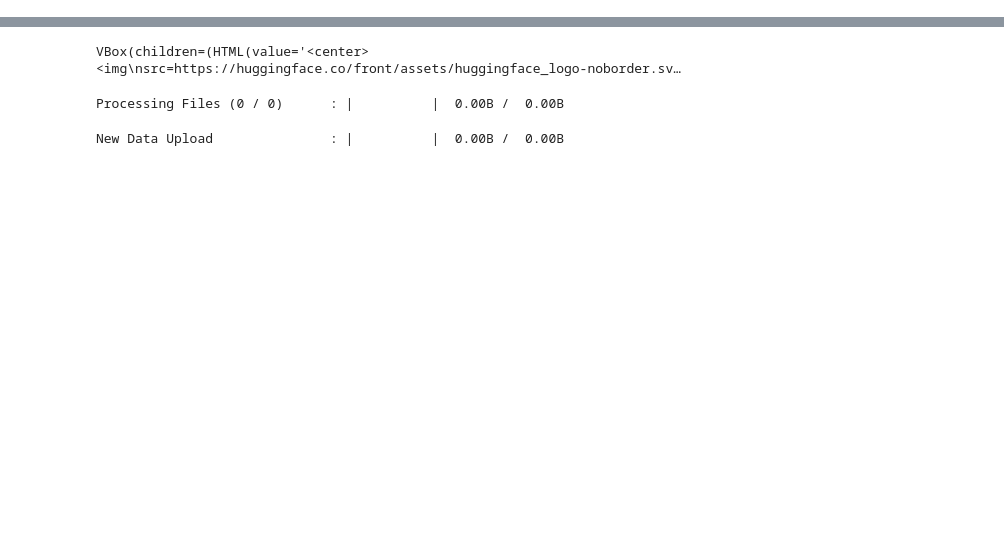
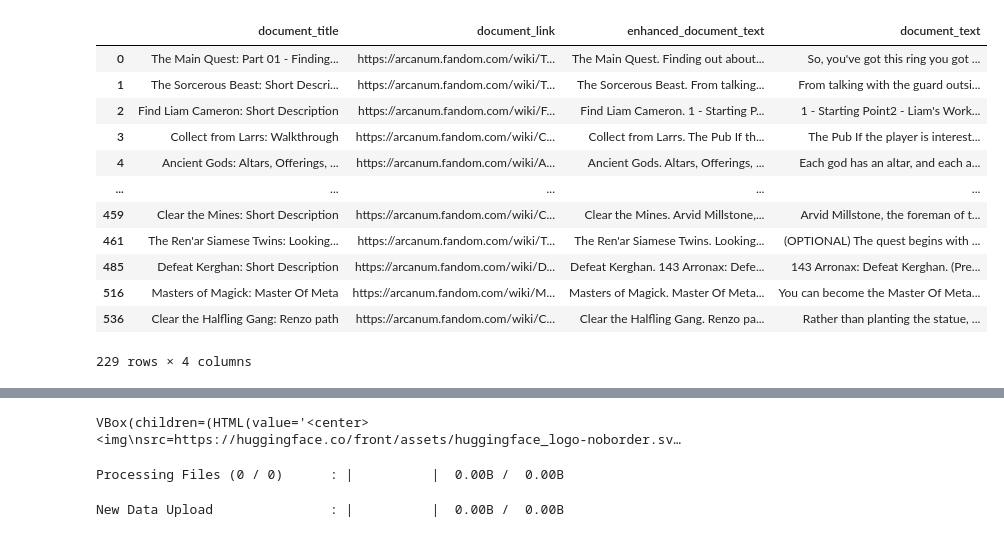
Before and after one commit to ankorn/arcanumsearch, a Jupyter notebook: arc_synth.ipynb, the cells around one changed output, grey strips where cells are left out. Drawn from its saved outputs; the diff is of its cells as text; code cells hidden in the pictures; blank space fills up the shorter version.

```diff
--- a/arc_synth.ipynb
+++ b/arc_synth.ipynb
@@ -176,0 +172,20 @@ class ArcanumSyntheticDataset:
+# %%
+pure_df_train = init_dataset['train'].to_pandas()[['document_title', 'document_link', 'enhanced_document_text', 'document_text']]
+pure_df_test = init_dataset['test'].to_pandas()[['document_title', 'document_link', 'enhanced_document_text', 'document_text']]
+
+pure_df = pd.concat([pure_df_train, pure_df_test]).drop_duplicates(subset=['document_title'])
+pure_df
+# %% [output]
+|  | document_title | document_link | enhanced_document_text | document_text |
+| 0 | The Main Quest: Part 01 - Finding... | https://arcanum.fandom.com/wiki/T... | The Main Quest. Finding out about... | So, you've got this ring you got ... |
+| 1 | The Sorcerous Beast: Short Descri... | https://arcanum.fandom.com/wiki/T... | The Sorcerous Beast. From talking... | From talking with the guard outsi... |
+| 2 | Find Liam Cameron: Short Description | https://arcanum.fandom.com/wiki/F... | Find Liam Cameron. 1 - Starting P... | 1 - Starting Point2 - Liam's Work... |
+| 3 | Collect from Larrs: Walkthrough | https://arcanum.fandom.com/wiki/C... | Collect from Larrs. The Pub If th... | The Pub If the player is interest... |
+| 4 | Ancient Gods: Altars, Offerings, ... | https://arcanum.fandom.com/wiki/A... | Ancient Gods. Altars, Offerings, ... | Each god has an altar, and each a... |
+| ... | ... | ... | ... | ... |
+| 459 | Clear the Mines: Short Description | https://arcanum.fandom.com/wiki/C... | Clear the Mines. Arvid Millstone,... | Arvid Millstone, the foreman of t... |
+| 461 | The Ren'ar Siamese Twins: Looking... | https://arcanum.fandom.com/wiki/T... | The Ren'ar Siamese Twins. Looking... | (OPTIONAL) The quest begins with ... |
+| 485 | Defeat Kerghan: Short Description | https://arcanum.fandom.com/wiki/D... | Defeat Kerghan. 143 Arronax: Defe... | 143 Arronax: Defeat Kerghan. (Pre... |
+| 516 | Masters of Magick: Master Of Meta | https://arcanum.fandom.com/wiki/M... | Masters of Magick. Master Of Meta... | You can become the Master Of Meta... |
+| 536 | Clear the Halfling Gang: Renzo path | https://arcanum.fandom.com/wiki/C... | Clear the Halfling Gang. Renzo pa... | Rather than planting the statue, ... |
+229 rows × 4 columns
```
Also changed, not shown: parts of 7 cells of this notebook.
